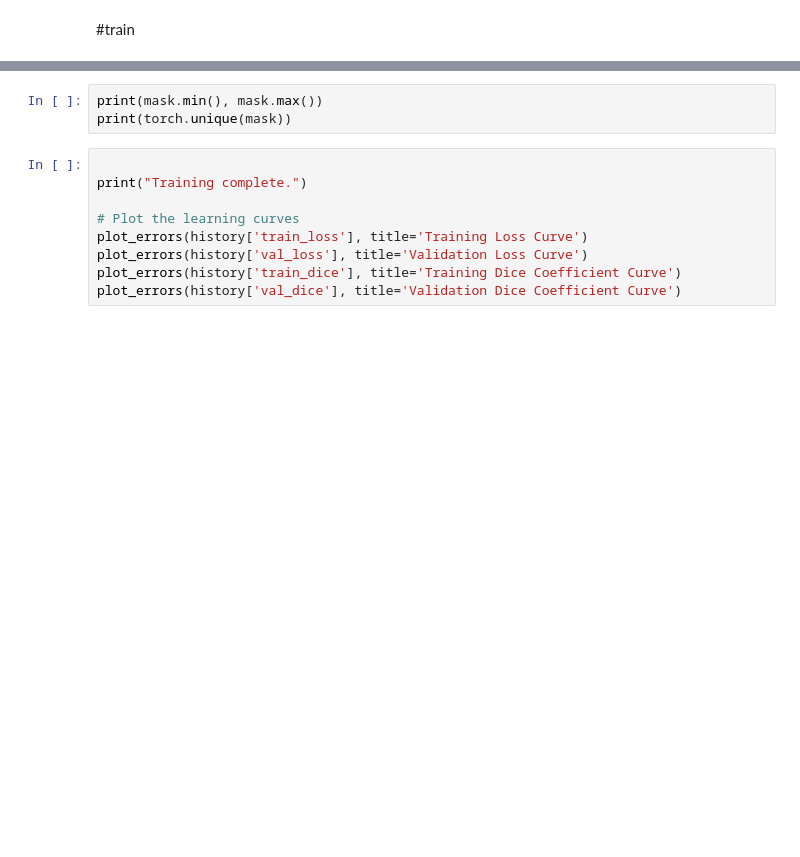
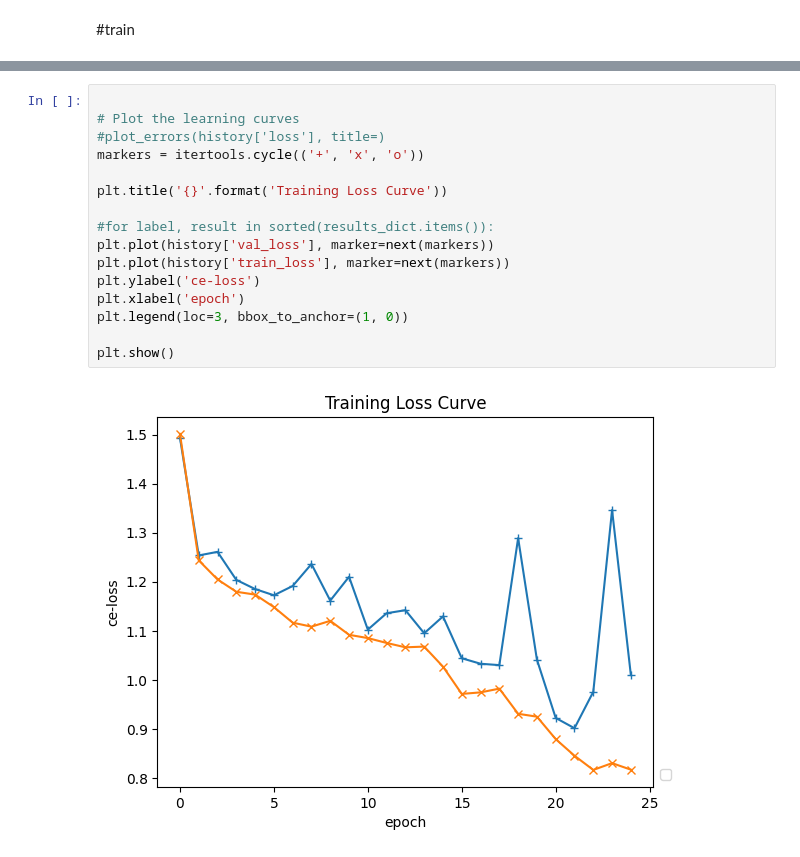
Before and after one commit to YWCat/segmentation-earthquake-damage-assessment, a Jupyter notebook: deeplabV3+damage.ipynb, the cells around one changed output, grey strips where cells are left out. Cells and saved outputs as stored; diff of their text form; blank space fills up the shorter version.

```diff
--- a/deeplabV3+damage.ipynb
+++ b/deeplabV3+damage.ipynb
@@ -1024,12 +1067,18 @@ Epoch 0/4
-# %%
-print(mask.min(), mask.max())
-print(torch.unique(mask))
-# %%
-
-print("Training complete.")
-
-# Plot the learning curves
-plot_errors(history['train_loss'], title='Training Loss Curve')
-plot_errors(history['val_loss'], title='Validation Loss Curve')
-plot_errors(history['train_dice'], title='Training Dice Coefficient Curve')
-plot_errors(history['val_dice'], title='Validation Dice Coefficient Curve')
+# %%
+
+# Plot the learning curves
+#plot_errors(history['loss'], title=)
+markers = itertools.cycle(('+', 'x', 'o'))
+
+plt.title('{}'.format('Training Loss Curve'))
+
+#for label, result in sorted(results_dict.items()):
+plt.plot(history['val_loss'], marker=next(markers))
+plt.plot(history['train_loss'], marker=next(markers))
+plt.ylabel('ce-loss')
+plt.xlabel('epoch')
+plt.legend(loc=3, bbox_to_anchor=(1, 0))
+
+plt.show()
+# %% [output]
+[figure, added]
```
Also changed, not shown: parts of 7 cells of this notebook, 7 other files.
